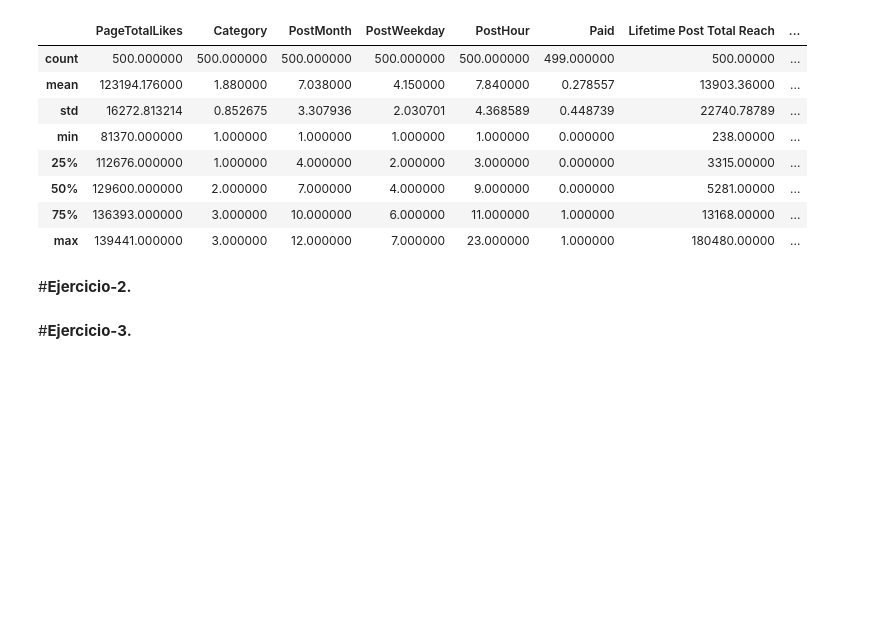
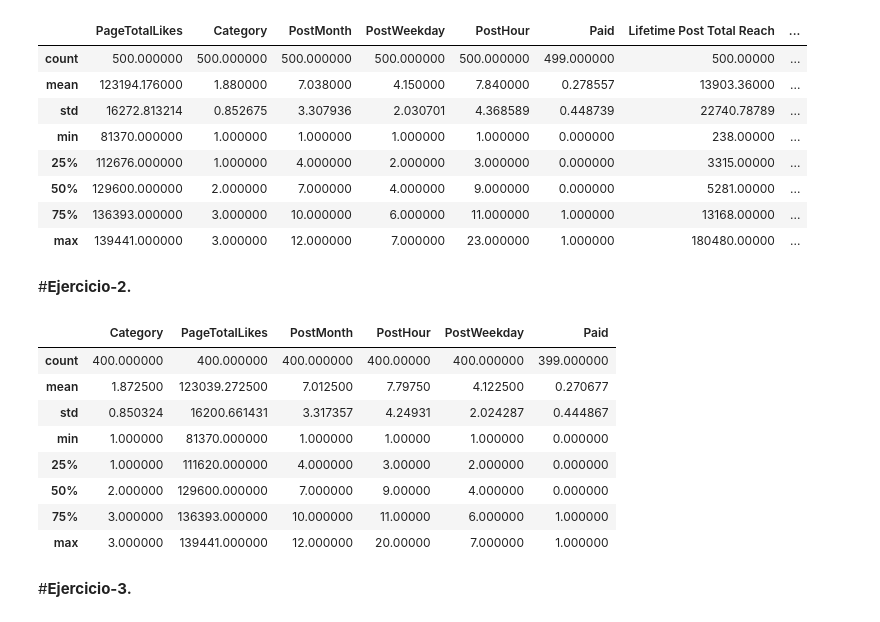
Before and after one commit to aalr007/iayaa-Equipo-19, a Jupyter notebook: MNA_IAyAA_semana_7_Actividad.ipynb, the cells around one changed output. Drawn from its saved outputs; the diff is of its cells as text; code cells hidden in the pictures; blank space fills up the shorter version.

```diff
--- a/MNA_IAyAA_semana_7_Actividad.ipynb
+++ b/MNA_IAyAA_semana_7_Actividad.ipynb
@@ -96,6 +101,18 @@ y = miDF.loc[:,'LPE']
 
 #Realiza una partición de los datos en el conjunto de entrenamiento del 80% y el de prueba de 15%.
 X_train, X_test, y_train, y_test = train_test_split(X, y, test_size=.20, random_state=10)
+# %%
+X_train.describe()
+# %% [output]
+|  | Category | PageTotalLikes | PostMonth | PostHour | PostWeekday | Paid |
+| count | 400.000000 | 400.000000 | 400.000000 | 400.00000 | 400.000000 | 399.000000 |
+| mean | 1.872500 | 123039.272500 | 7.012500 | 7.79750 | 4.122500 | 0.270677 |
+| std | 0.850324 | 16200.661431 | 3.317357 | 4.24931 | 2.024287 | 0.444867 |
+| min | 1.000000 | 81370.000000 | 1.000000 | 1.00000 | 1.000000 | 0.000000 |
+| 25% | 1.000000 | 111620.000000 | 4.000000 | 3.00000 | 2.000000 | 0.000000 |
+| 50% | 2.000000 | 129600.000000 | 7.000000 | 9.00000 | 4.000000 | 0.000000 |
+| 75% | 3.000000 | 136393.000000 | 10.000000 | 11.00000 | 6.000000 | 1.000000 |
+| max | 3.000000 | 139441.000000 | 12.000000 | 20.00000 | 7.000000 | 1.000000 |
 # %% [markdown]
 #**Ejercicio-3.**
 # %%
```
Also changed, not shown: parts of 11 cells of this notebook.
